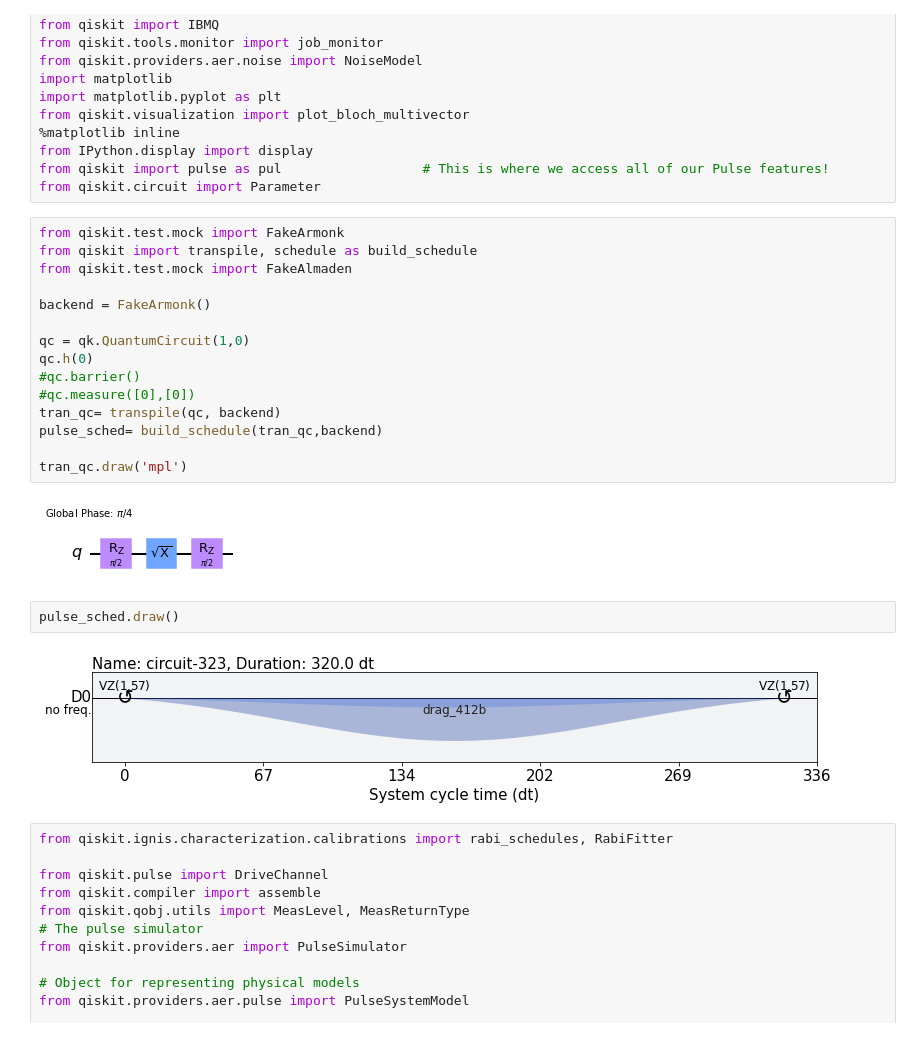
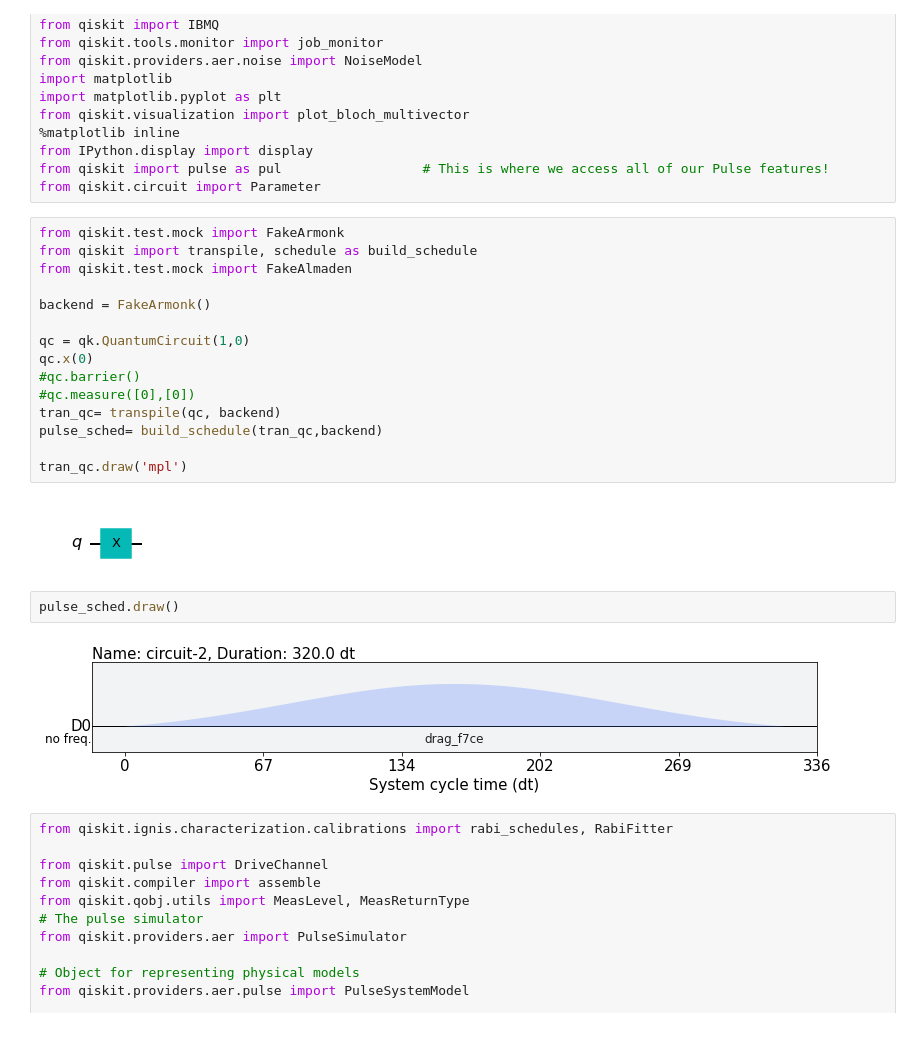
Before and after one commit to Fan-0/AQI2022, a Jupyter notebook: Final Project/Gate Schedules.ipynb, the cells around one changed output. Cells and saved outputs as stored; diff of their text form.

```diff
--- a/Final Project/Gate Schedules.ipynb
+++ b/Final Project/Gate Schedules.ipynb
@@ -15,24 +15,24 @@ from qiskit.circuit import Parameter
 # %%
 from qiskit.test.mock import FakeArmonk
 from qiskit import transpile, schedule as build_schedule
 from qiskit.test.mock import FakeAlmaden
 
 backend = FakeArmonk()
 
 qc = qk.QuantumCircuit(1,0)
-qc.h(0)
+qc.x(0)
 #qc.barrier()
 #qc.measure([0],[0])
 tran_qc= transpile(qc, backend)
 pulse_sched= build_schedule(tran_qc,backend)
 
 tran_qc.draw('mpl')
 # %% [output]
-[figure, old version]
+[figure, new version]
 # %%
 pulse_sched.draw()
 # %% [output]
-[figure, old version]
+[figure, new version]
 # %%
 from qiskit.ignis.characterization.calibrations import rabi_schedules, RabiFitter
 
```
Also changed, not shown: 3 other files.
